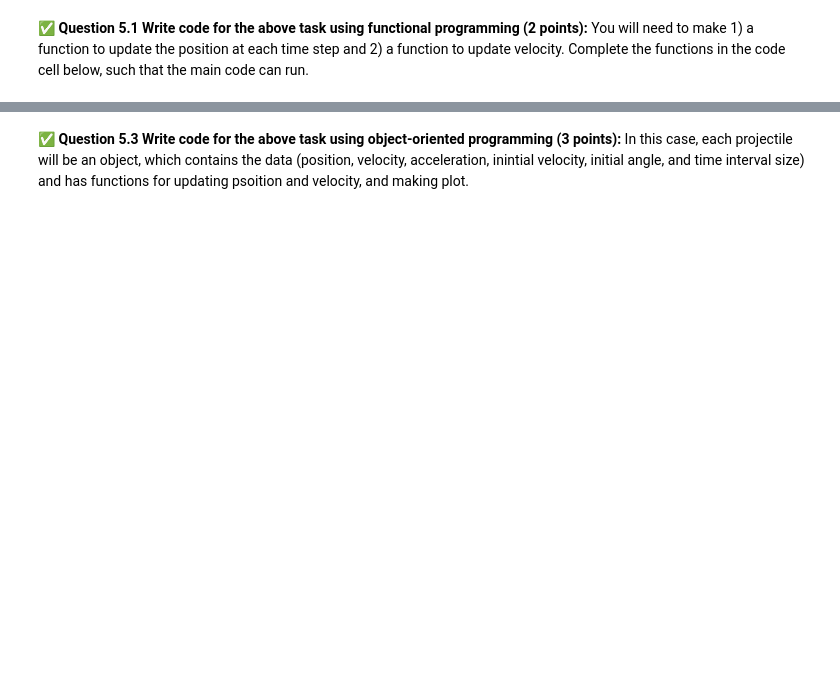
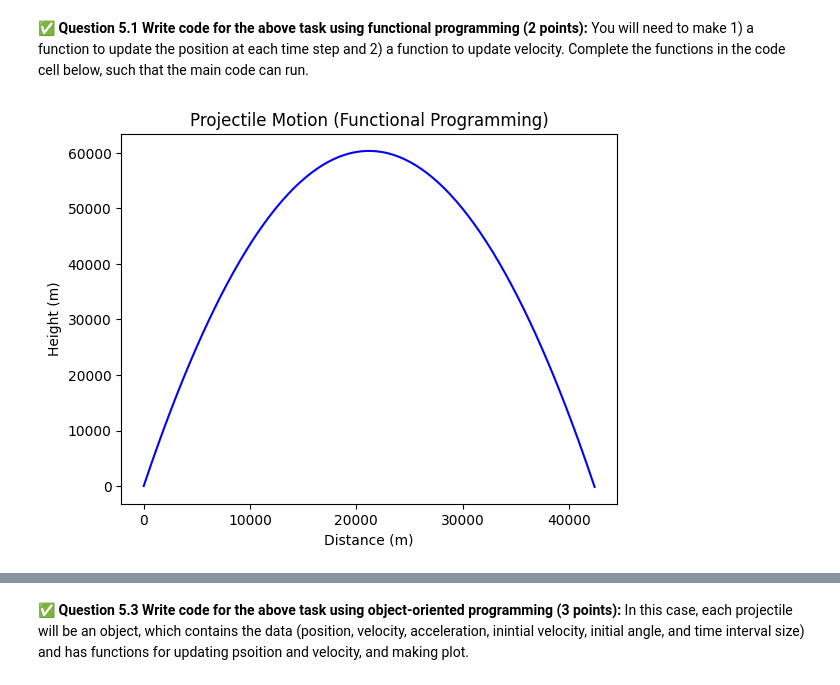
Before and after one commit to Andrew00-jpg/CMSE202-f25-turnin, a Jupyter notebook: midterm/CMSE202-Midterm-Section003-aes.ipynb, the cells around one changed output, grey strips where cells are left out. Saved outputs shown, nothing was run; the diff lists cells and outputs as text; code cells hidden in the pictures; blank space fills up the shorter version.

```diff
--- a/midterm/CMSE202-Midterm-Section003-aes.ipynb
+++ b/midterm/CMSE202-Midterm-Section003-aes.ipynb
@@ -810,3 +754,98 @@ plt.plot(xp,yp,c='b')
+# %%
+import math
+import matplotlib.pyplot as plt
+
+### Complete the two functions below such that the main code can run
+
+# Function to update velocity
+def update_velocity(vx, vy, ax, ay, dt):
+    """
+    Updates the velocity components.
+
+    Parameters:
+    vx (float): Current velocity in x-direction
+    vy (float): Current velocity in y-direction
+    ax (float): Acceleration in x-direction
+    ay (float): Acceleration in y-direction
+    dt (float): Time step
+
+    Returns:
+    tuple: Updated velocity components (vx_new, vy_new)
+    """
+    vx_new = vx + ax * dt
+    vy_new = vy + ay * dt
+    return vx_new, vy_new
+
+# Function to update position
+def update_position(x, y, vx, vy, dt):
+    """
+    Updates the position components.
+
+    Parameters:
+    x (float): Current position in x-direction
+    y (float): Current position in y-direction
+    vx (float): Current velocity in x-direction
+    vy (float): Current velocity in y-direction
+    dt (float): Time step
+
+    Returns:
+    tuple: Updated position components (x_new, y_new)
+    """
+    x_new = x + vx * dt
+    y_new = y + vy * dt
+    return x_new, y_new
+
+
+## =============================== main code
+
+# Acceleration
+ax = 0
+ay = -9.81
+
+# Projection angle
+theta = 80
+
+# Initial velocity
+v0 = 1100
+vx = v0 * math.cos(math.radians(theta))
+vy = v0 * math.sin(math.radians(theta))
+
+# Position lists
+xp = []
+yp = []
+
+# Initial position
+x = 0
+y = 0
+
+xp.append(x)
+yp.append(y)
+
+# Time interval
+dt = 1
+
+for t in range(500):
+    # Update position
+    x, y = update_position(x, y, vx, vy, dt)
+
+    xp.append(x)
+    yp.append(y)
+
+    # Update velocity
+    vx, vy = update_velocity(vx, vy, ax, ay, dt)
+
+    # Stop simulation if projectile hits the ground
+    if y < 0:
+        break
+
+# Plot the trajectory
+plt.plot(xp, yp, c='b')
+plt.xlabel("Distance (m)")
+plt.ylabel("Height (m)")
+plt.title("Projectile Motion (Functional Programming)")
+plt.show()
+# %% [output]
+[figure, added]
 # %% [markdown]
 &#9989; **Question 5.2 Use your functional programming code to plot four trajectories for $\theta$ = 80, 60, 45, and 30 degrees on the same plot.(1 point):** You should get a figure similar to
 
```
Also changed, not shown: parts of 6 cells of this notebook.
